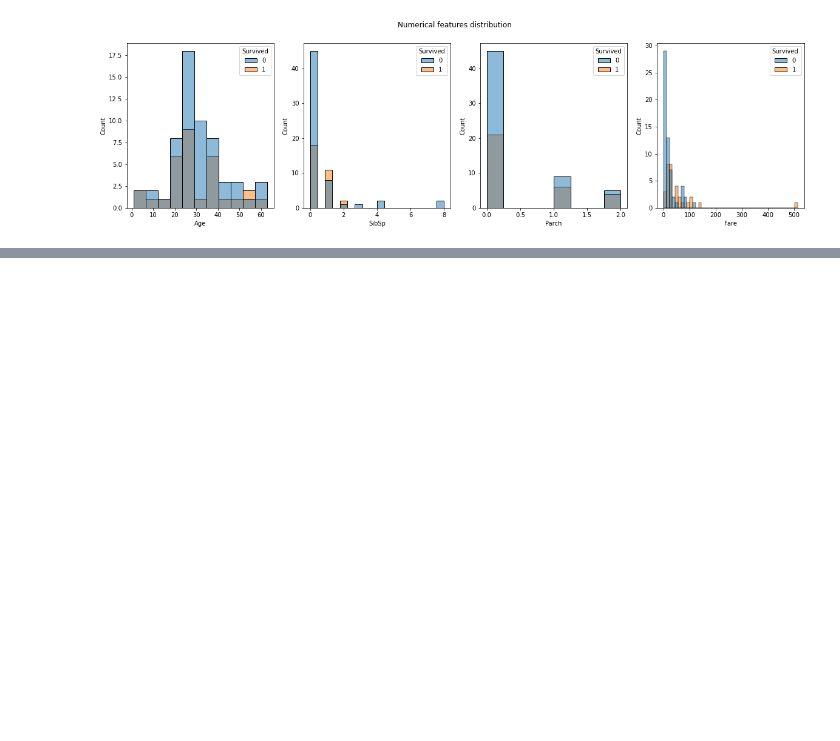
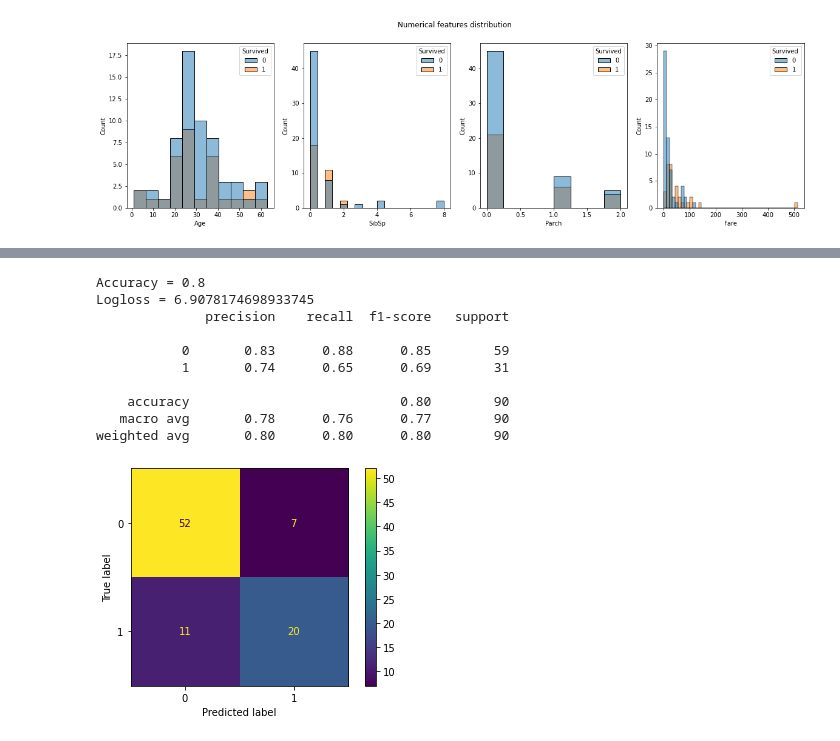
Before and after one commit to tawiwut-cha/datacamp_projects, a Jupyter notebook: titanic/notebook.ipynb, the cells around one changed output, grey strips where cells are left out. Drawn from its saved outputs; the diff is of its cells as text; code cells hidden in the pictures; blank space fills up the shorter version.

```diff
--- a/titanic/notebook.ipynb
+++ b/titanic/notebook.ipynb
@@ -254,19 +237,0 @@ weighted avg       0.68      0.70      0.67        90
-# %%
-# experiment on scalers
-from sklearn.pipeline import make_pipeline
-from sklearn.preprocessing import StandardScaler, MinMaxScaler, Normalizer, RobustScaler, PowerTransformer
-
-scalers = [StandardScaler(), MinMaxScaler(), Normalizer(), RobustScaler(), PowerTransformer()]
-pls = [make_pipeline(s, LogisticRegression()) for s in scalers]
-
-for pl in pls:
-    # print(pl)
-    pl.fit(X_train_num, y_train)
-    y_pred = pl.predict(X_test_num)
-    # print('Accuracy = {}'.format(accuracy_score(y_test, y_pred)))
-    # print(classification_report(y_test, y_pred))
-
-# no improvement on accuracy
-# but minmax_scaler got better recall for 0
-print(pls[1])
-evaluate_cf(pls[1], X_train_num, y_train, X_test_num, y_test)
@@ -334,0 +295,16 @@ weighted avg       0.84      0.84      0.84        90
+# %%
+from sklearn.tree import DecisionTreeClassifier
+ct = DecisionTreeClassifier(min_samples_split=9, random_state=69)
+evaluate_cf(ct, X_train, y_train, X_test, y_test)
+# %% [output]
+Accuracy = 0.8
+Logloss = 6.9078174698933745
+              precision    recall  f1-score   support
+
+           0       0.83      0.88      0.85        59
+           1       0.74      0.65      0.69        31
+
+    accuracy                           0.80        90
+   macro avg       0.78      0.76      0.77        90
+weighted avg       0.80      0.80      0.80        90
+[figure, added]
```
Also changed, not shown: parts of 18 cells of this notebook.
